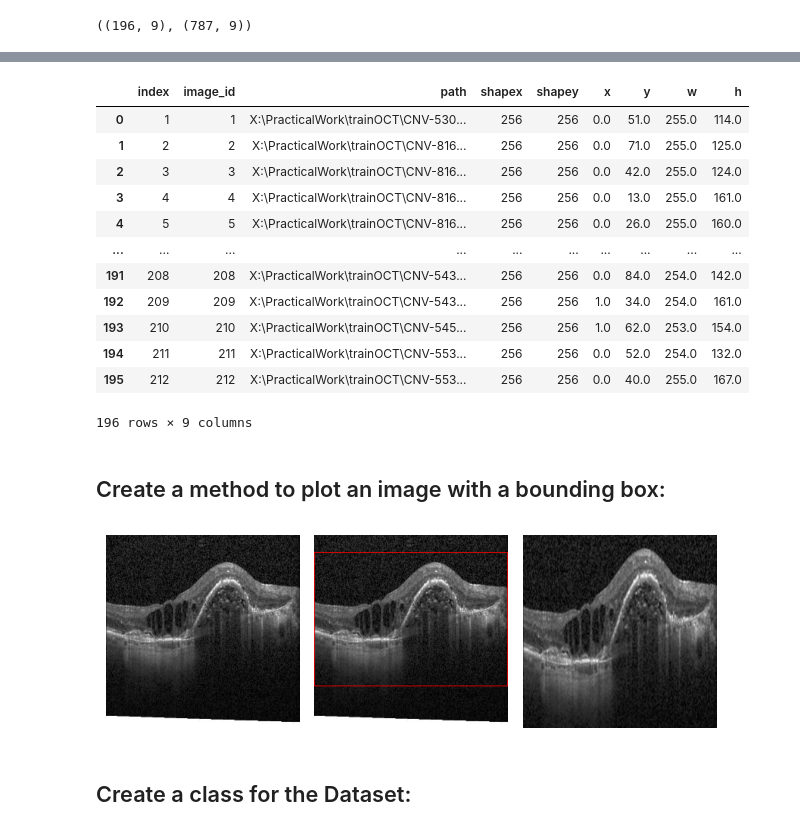
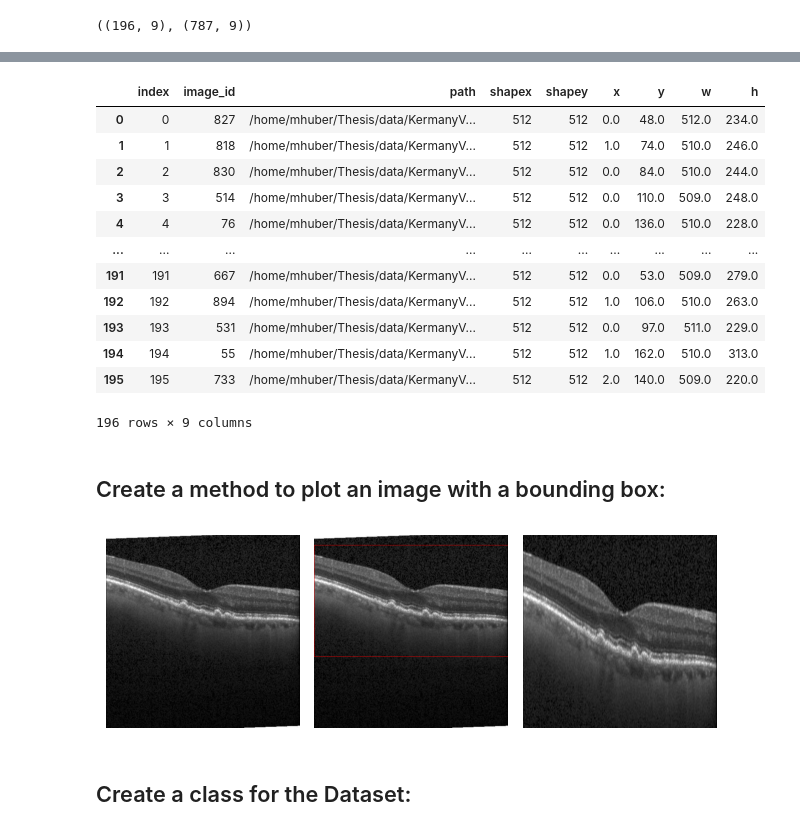
Before and after one commit to marceljhuber/FasterRCNN-PyTorch, a Jupyter notebook: Object detection using PyTorch.ipynb, the cells around one changed output, grey strips where cells are left out. Drawn from its saved outputs; the diff is of its cells as text; code cells hidden in the pictures.

```diff
--- a/Object detection using PyTorch.ipynb
+++ b/Object detection using PyTorch.ipynb
@@ -52,21 +63,36 @@ Is Cuda available? True
 # %%
 # Choose: CNV | DME | DRUSEN | NORMAL
 CLASS = "CNV"
+CLASS = 0
+
+class_to_int = {
+    0: "CNV",
+    1: "DME",
+    2: "DRUSEN",
+    3: "NORMAL"
+}
+
+int_to_class = {v: k for k, v in class_to_int.items()}
 
 # Train directory
-dir_train = os.path.join("X:", os.sep, "PracticalWork", "trainOCT")
+dir_train = r"/home/mhuber/Thesis/data/KermanyV2/test"
 
 # Test directory
-dir_test = os.path.join("X:", os.sep, "PracticalWork", "testOCT")
+dir_test = r"/home/mhuber/Thesis/data/KermanyV3/train"
 
 # Path to the dataset that should be labelled
-image_dir = os.path.join("X:", os.sep, "PracticalWork", "OCT", "train")
-out_dir = os.path.join("X:", os.sep, "PracticalWork", "OCTout")
-images_path_test = glob.glob(f'{image_dir}/{CLASS}/*.jpeg', recursive=True)
-images_path_test = glob.glob(f'{os.path.join(image_dir, CLASS)}/*.jpeg', recursive=True)
+image_dir = r"/home/mhuber/Thesis/data/KermanyV3/train"
+out_dir = r"/home/mhuber/Thesis/data/KermanyV3_resized/train"
+
+for subdir in ['0', '1', '2', '3']:
+    subdir_path = os.path.join(out_dir, subdir)
+    os.makedirs(subdir_path, exist_ok=True)
+
+images_path_train = list_jpeg_images(dir_train)
+images_path_test = list_jpeg_images(dir_test)
 
 # Set the target image size
-size = 256
+size = 512
 
 # Define the file with all the labels in the COCO-format
 file = os.path.join(os.getcwd(), "result.json")
@@ -133,7 +157,10 @@ for annot in data['annotations']:
 for annot in data['images']:
     cur_image_id = annot['id']
 
-    my_dataframe.loc[cur_image_id, 'path'] = os.path.join(dir_train, annot['file_name'][16:])
+    image_filename = annot['file_name'][16:].split('-')[0]
+    image_class = int_to_class[image_filename]
+
+    my_dataframe.loc[cur_image_id, 'path'] = os.path.join(dir_train, str(image_class), annot['file_name'][16:])
     my_dataframe.loc[cur_image_id, 'shapex'] = int(annot['width'])
     my_dataframe.loc[cur_image_id, 'shapey'] = int(annot['height'])
 
@@ -186,6 +213,9 @@ threshold = int(len(train_df['x']) * 0.2)
 image_ids = train_df['image_id'].unique() #collecting all unique images
 split = int(np.round(len(image_ids) * 0.2))
 
+# Shuffle the df
+train_df = train_df.sample(frac=1, random_state=42).reset_index(drop=True)
+
 valid_ids = image_ids[-split:]
 train_ids = image_ids[:-split]
 
@@ -225,17 +255,17 @@ train_df
 valid_df
 # %% [output]
 |  | index | image_id | path | shapex | shapey | x | y | w | h |
-| 0 | 1 | 1 | X:\PracticalWork\trainOCT\CNV-530... | 256 | 256 | 0.0 | 51.0 | 255.0 | 114.0 |
-| 1 | 2 | 2 | X:\PracticalWork\trainOCT\CNV-816... | 256 | 256 | 0.0 | 71.0 | 255.0 | 125.0 |
-| 2 | 3 | 3 | X:\PracticalWork\trainOCT\CNV-816... | 256 | 256 | 0.0 | 42.0 | 255.0 | 124.0 |
-| 3 | 4 | 4 | X:\PracticalWork\trainOCT\CNV-816... | 256 | 256 | 0.0 | 13.0 | 255.0 | 161.0 |
-| 4 | 5 | 5 | X:\PracticalWork\trainOCT\CNV-816... | 256 | 256 | 0.0 | 26.0 | 255.0 | 160.0 |
+| 0 | 0 | 827 | /home/mhuber/Thesis/data/KermanyV... | 512 | 512 | 0.0 | 48.0 | 512.0 | 234.0 |
+| 1 | 1 | 818 | /home/mhuber/Thesis/data/KermanyV... | 512 | 512 | 1.0 | 74.0 | 510.0 | 246.0 |
+| 2 | 2 | 830 | /home/mhuber/Thesis/data/KermanyV... | 512 | 512 | 0.0 | 84.0 | 510.0 | 244.0 |
+| 3 | 3 | 514 | /home/mhuber/Thesis/data/KermanyV... | 512 | 512 | 0.0 | 110.0 | 509.0 | 248.0 |
+| 4 | 4 | 76 | /home/mhuber/Thesis/data/KermanyV... | 512 | 512 | 0.0 | 136.0 | 510.0 | 228.0 |
 | ... | ... | ... | ... | ... | ... | ... | ... | ... | ... |
-| 191 | 208 | 208 | X:\PracticalWork\trainOCT\CNV-543... | 256 | 256 | 0.0 | 84.0 | 254.0 | 142.0 |
-| 192 | 209 | 209 | X:\PracticalWork\trainOCT\CNV-543... | 256 | 256 | 1.0 | 34.0 | 254.0 | 161.0 |
-| 193 | 210 | 210 | X:\PracticalWork\trainOCT\CNV-545... | 256 | 256 | 1.0 | 62.0 | 253.0 | 154.0 |
-| 194 | 211 | 211 | X:\PracticalWork\trainOCT\CNV-553... | 256 | 256 | 0.0 | 52.0 | 254.0 | 132.0 |
-| 195 | 212 | 212 | X:\PracticalWork\trainOCT\CNV-553... | 256 | 256 | 0.0 | 40.0 | 255.0 | 167.0 |
+| 191 | 191 | 667 | /home/mhuber/Thesis/data/KermanyV... | 512 | 512 | 0.0 | 53.0 | 509.0 | 279.0 |
+| 192 | 192 | 894 | /home/mhuber/Thesis/data/KermanyV... | 512 | 512 | 1.0 | 106.0 | 510.0 | 263.0 |
+| 193 | 193 | 531 | /home/mhuber/Thesis/data/KermanyV... | 512 | 512 | 0.0 | 97.0 | 511.0 | 229.0 |
+| 194 | 194 | 55 | /home/mhuber/Thesis/data/KermanyV... | 512 | 512 | 1.0 | 162.0 | 510.0 | 313.0 |
+| 195 | 195 | 733 | /home/mhuber/Thesis/data/KermanyV... | 512 | 512 | 2.0 | 140.0 | 509.0 | 220.0 |
 196 rows × 9 columns
 # %% [markdown]
 ## Create a method to plot an image with a bounding box:
@@ -293,9 +323,9 @@ def draw_bounding_box(image_path, x, y, width, height):
     # Display the grid of images
     plt.show()
 # %%
-i = 12
-draw_bounding_box(train_df['path'].iloc[i], 0, train_df['y'].iloc[i], 255, train_df['h'].iloc[i])
+i = 1
+draw_bounding_box(train_df['path'].iloc[i], 0, train_df['y'].iloc[i], 512, train_df['h'].iloc[i])
 # %% [output]
-[figure, old version]
+[figure, new version]
 # %% [markdown]
 ## Create a class for the Dataset:
```
Also changed, not shown: parts of 21 cells of this notebook, 5 other files.
